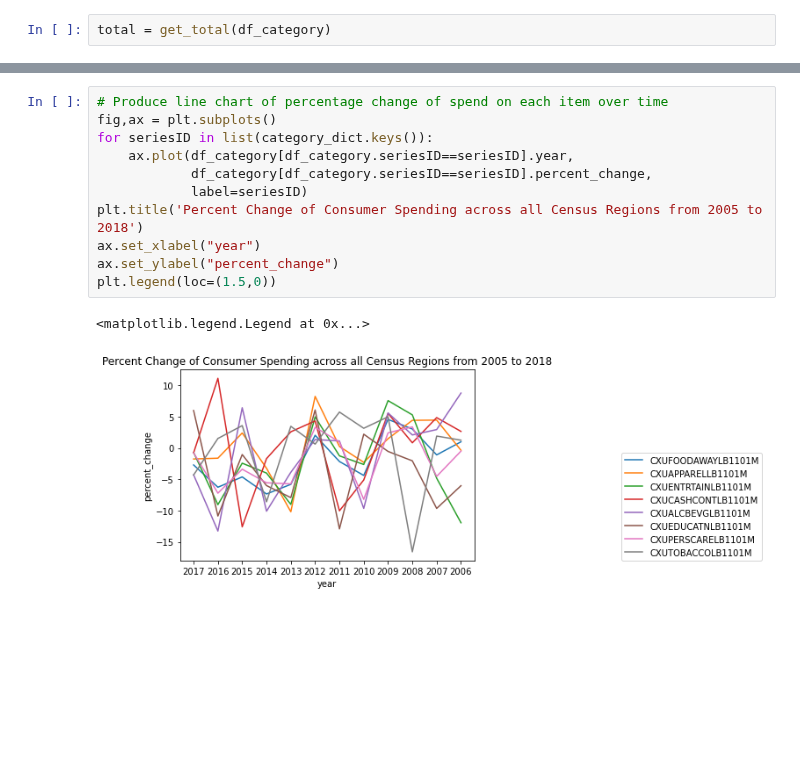
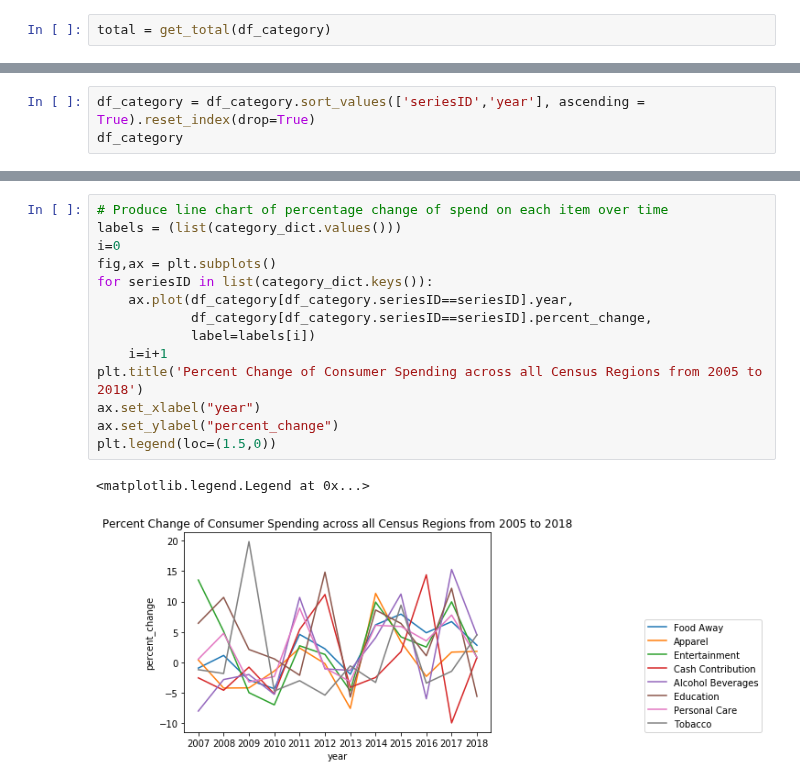
Before and after one commit to joshcoronel/discretionary-spending, a Jupyter notebook: Project_1_main.ipynb, the cells around one changed output, grey strips where cells are left out. Cells and saved outputs as stored; diff of their text form; blank space fills up the shorter version.

```diff
--- a/Project_1_main.ipynb
+++ b/Project_1_main.ipynb
@@ -105,0 +106,3 @@ plt.show()
+# %%
+df_category = df_category.sort_values(['seriesID','year'], ascending = True).reset_index(drop=True)
+df_category
@@ -124,15 +141,18 @@ df_category
 104 rows × 9 columns
 # %%
 # Produce line chart of percentage change of spend on each item over time
+labels = (list(category_dict.values()))
+i=0
 fig,ax = plt.subplots()
 for seriesID in list(category_dict.keys()):
     ax.plot(df_category[df_category.seriesID==seriesID].year,
             df_category[df_category.seriesID==seriesID].percent_change,
-            label=seriesID)
+            label=labels[i])
+    i=i+1
 plt.title('Percent Change of Consumer Spending across all Census Regions from 2005 to 2018')
 ax.set_xlabel("year")
 ax.set_ylabel("percent_change")
 plt.legend(loc=(1.5,0))
 # %% [output]
 <matplotlib.legend.Legend at 0x...>
-[figure, old version]
+[figure, new version]
```
Also changed, not shown: parts of 3 cells of this notebook.
